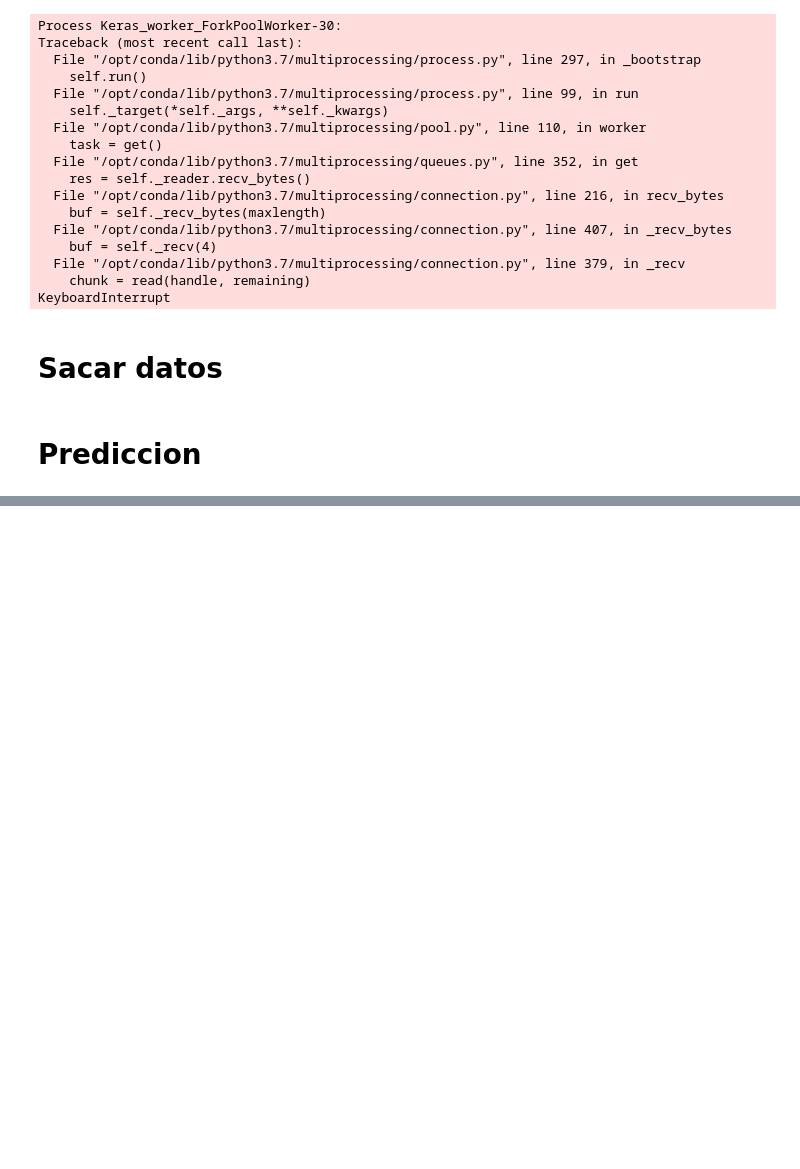
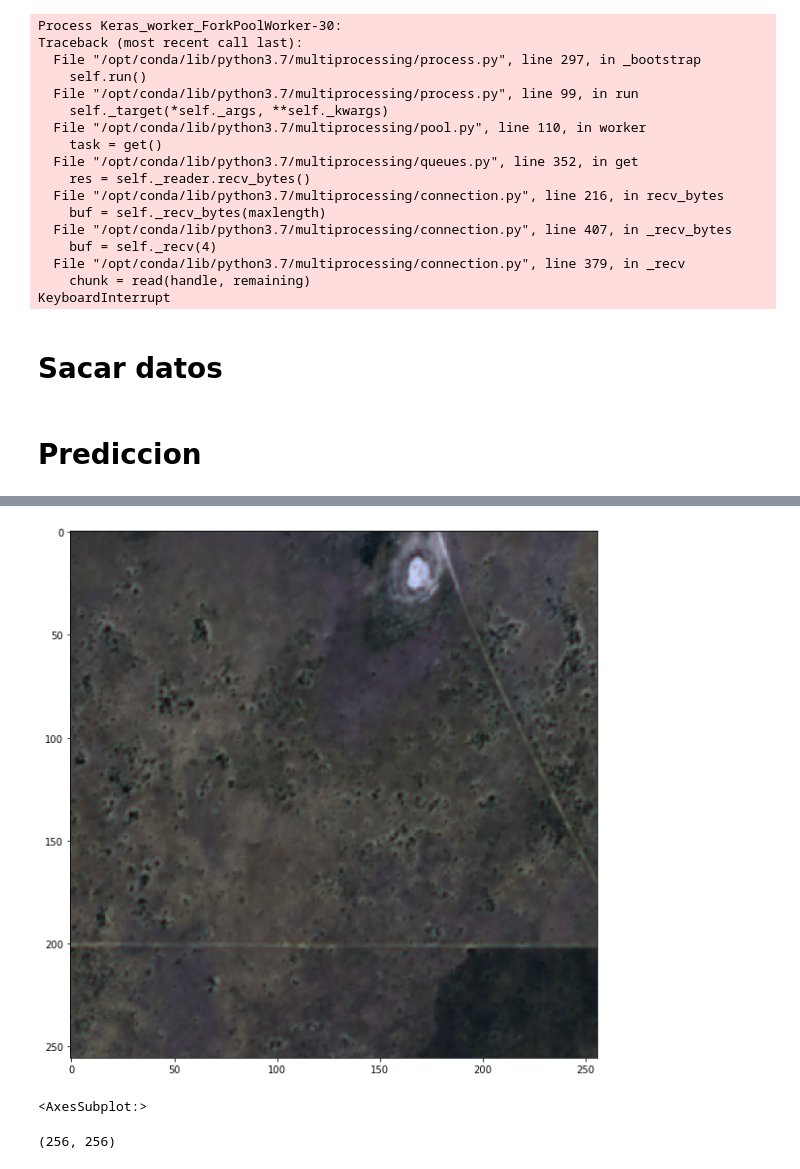
Before and after one commit to ggonzr/deep-learning-e2, a Jupyter notebook: notebook/modelo.ipynb, the cells around one changed output, grey strips where cells are left out. Drawn from its saved outputs; the diff is of its cells as text; code cells hidden in the pictures; blank space fills up the shorter version.

```diff
--- a/notebook/modelo.ipynb
+++ b/notebook/modelo.ipynb
@@ -545,0 +636,3 @@ test_df_export.to_json(f"{test_dir_path}images-meta.json")
+# %%
+# Datos
+np_data_folders = meta_test_df.to_numpy()
@@ -545,0 +642,4 @@ test_df_export.to_json(f"{test_dir_path}images-meta.json")
+# %%
+# Ejemplo de carga
+example_folder_path = np_data_folders[99][2]
+example_load = load_img_index(example_folder_path)
@@ -545,0 +710,3 @@ test_df_export.to_json(f"{test_dir_path}images-meta.json")
+# %%
+# Cargar todas las bandas de la imagen
+imagen_pred_bands = load_source_img(example_folder_path)
@@ -545,0 +717,6 @@ test_df_export.to_json(f"{test_dir_path}images-meta.json")
+# %%
+ex_image_rgb = np.array([
+    imagen_pred_bands[4],
+    imagen_pred_bands[3],
+    imagen_pred_bands[2]
+])
@@ -545,0 +727,8 @@ test_df_export.to_json(f"{test_dir_path}images-meta.json")
+# %%
+rgb = ex_image_rgb
+rgb_norm = rio_plot.adjust_band(rgb) # normalize bands to range between 1.0 to 0.0
+
+rio_plot.show(rgb_norm)
+# %% [output]
+[figure, added]
+<AxesSubplot:>
@@ -545,0 +741,4 @@ test_df_export.to_json(f"{test_dir_path}images-meta.json")
+# %%
+true_mask_raster.shape
+# %% [output]
+(256, 256)
```
Also changed, not shown: parts of 22 cells of this notebook.
